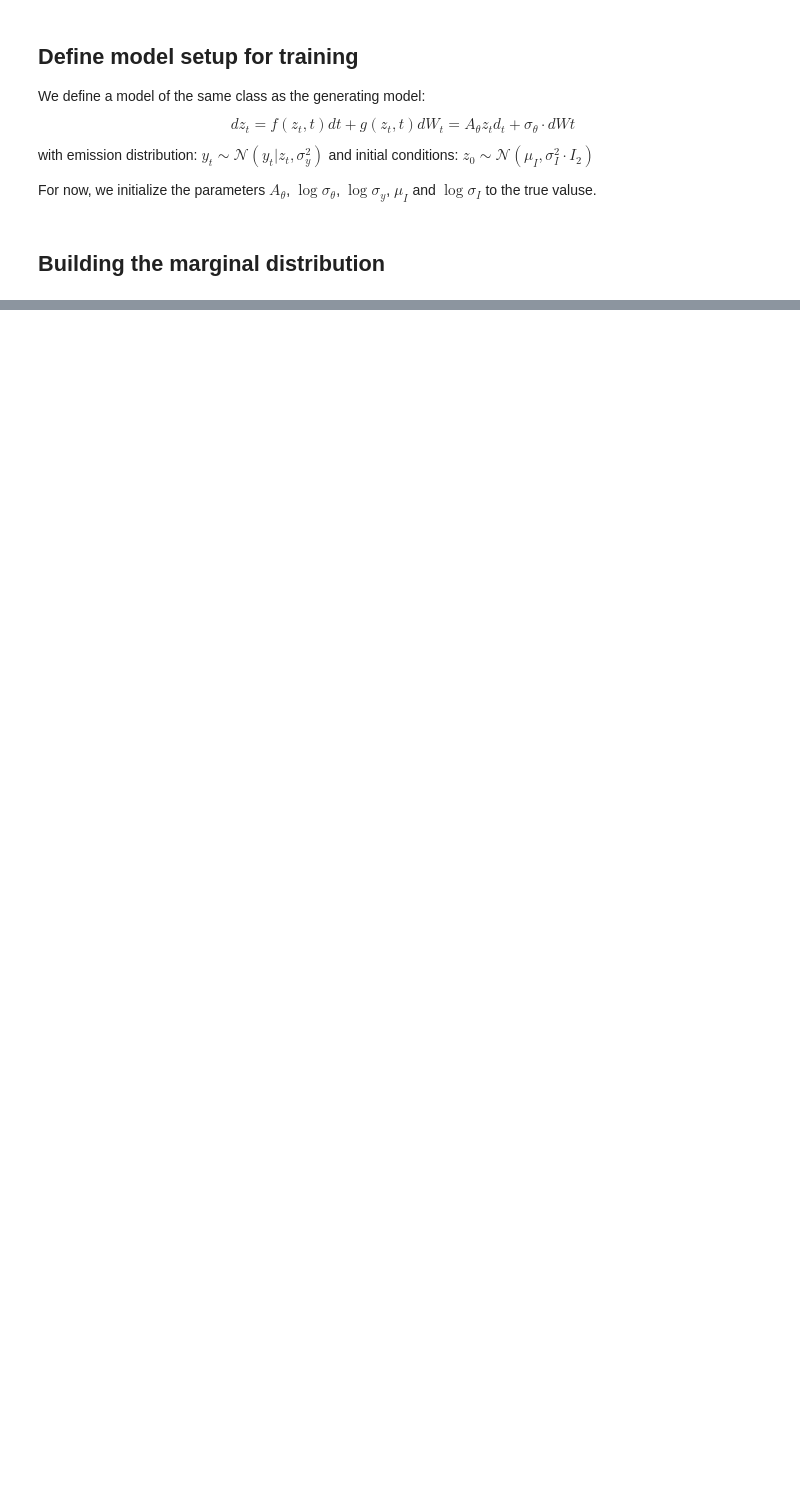
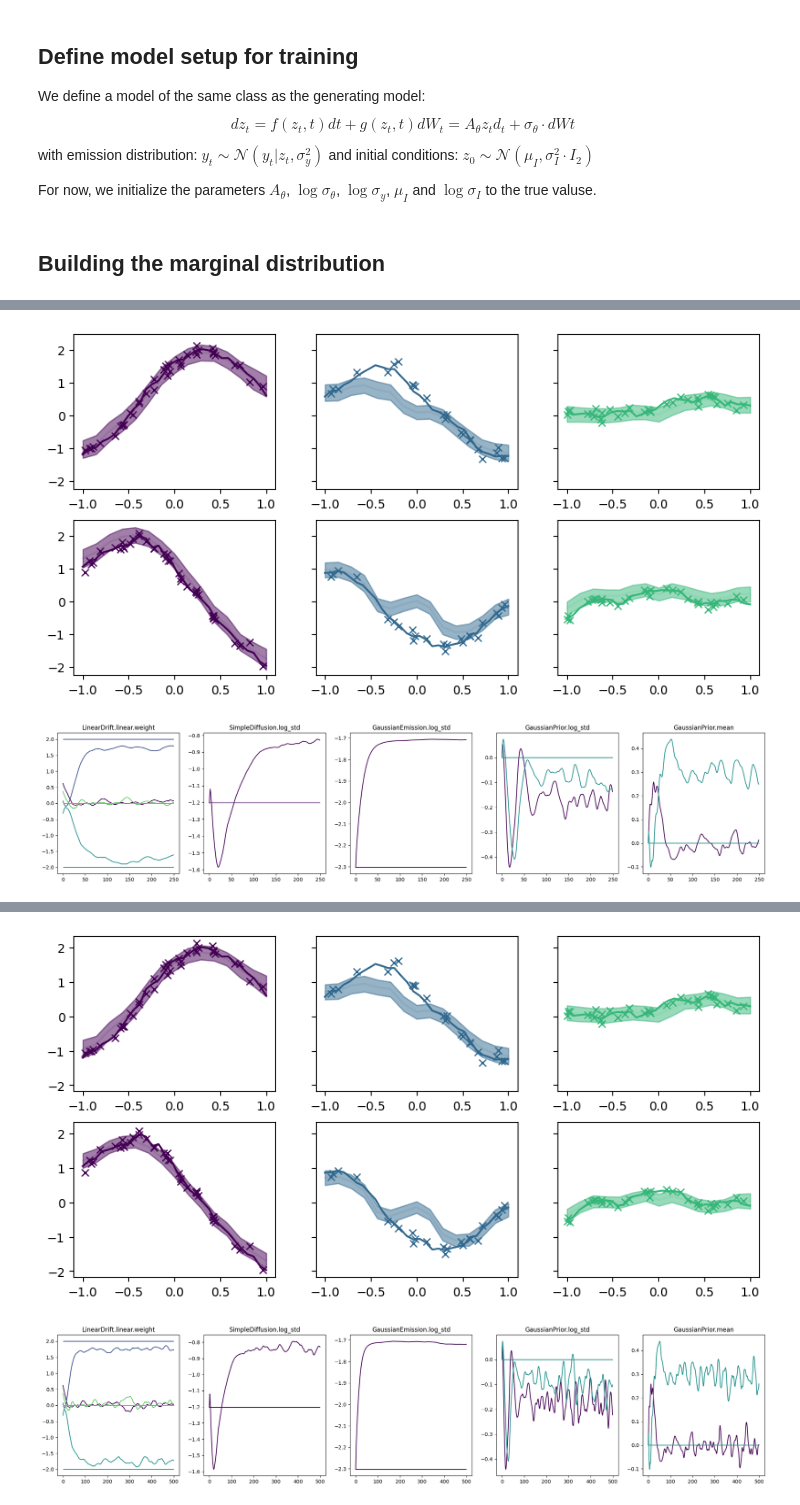
Before and after one commit to simoneiriksson/SDEmatching, a Jupyter notebook: examples/Transformer_based_marginal.ipynb, the cells around one changed output, grey strips where cells are left out. Cells and saved outputs as stored; diff of their text form; code cells hidden in the pictures; blank space fills up the shorter version.

```diff
--- a/examples/Transformer_based_marginal.ipynb
+++ b/examples/Transformer_based_marginal.ipynb
@@ -208,7 +251,7 @@ saved_parameter_dict = {}
 
 all_train_losses = []
 batch_size = 100
-max_step_no = 1000
+max_step_no = 520
 with torch_seed(0):
     #train_loader_ = DataLoader(data, batch_size=batch_size)
     dataset = TensorDataset(data, emissions_mask, true_state_series)
@@ -226,12 +269,14 @@ epoch_steps = []
 step_no = 0
 #torch.random.manual_seed(0)
 epoch = 0
-plot_every_epoch = 100
-plot_parameters_every_epoch = 100
+plot_every_epoch = 250
+plot_parameters_every_epoch = 250
 print_every_epoch = 10
 
 params_for_optim1 = [{"params": m.named_parameters()} for m in models_to_be_saved if len(dict(m.named_parameters()))>0]
-params_for_optim2 = mySDEproblem.condition_mapper.named_parameters()
+#params_for_optim2 = mySDEproblem.condition_mapper.named_parameters()
+params_for_optim2 = mySDEproblem.marginal.named_parameters()
+diffusion_weight = 1
 lr1 = torch.tensor(0.05)
 lr2 = torch.tensor(0.001)
 optimizer1 = torch.optim.Adam(params_for_optim1, lr=lr1)
@@ -250,15 +295,15 @@ while True:
     for data_batch, mask_batch, states_batch in train_loader_:
     #_, data_batch =next(enumerate(train_loader_))
         this_batch_size = len(data_batch)
-        if step_no%100 == 0:
-            print(f"epoch {epoch}, step_no {step_no}, batch size {this_batch_size}", end="\r")
+        #if step_no%100 == 0:
+        #    print(f"epoch {epoch}, step_no {step_no}, batch size {this_batch_size}", end="\r")
 
         #print(f"step_no {step_no}, batch size {this_batch_size}")
         mySDEproblem.train()
         optimizer1.zero_grad()
         optimizer2.zero_grad()
         diffusion_loss, prior_loss, reconstruction_loss = mySDEproblem.ELBO(data_batch, mask_batch)
-        sum_loss = (diffusion_loss + prior_loss*1 + reconstruction_loss).mean(dim=0)
+        sum_loss = (diffusion_loss*diffusion_weight + prior_loss*1 + reconstruction_loss).mean(dim=0)
         sum_loss.backward()
         all_train_losses.append(sum_loss.item())
         epoch_loss[-1] += sum_loss.item() / num_batches_train
@@ -279,7 +324,7 @@ while True:
 
     if (epoch % plot_every_epoch)==0:
         fig, axes = plot_marginal(mySDEproblem, data, state_dim, axes=None, true_states=true_state_series,
-                          true_states_ts=generator_SDE.ts, num_samples=100, num_timesteps = 15, max_num_data=3)
+                          true_states_ts=generator_SDE.ts, num_samples=100, num_timesteps = 15, max_num_data=3, device=device, observation_dim=observation_dim, data_mask=emissions_mask)
         plt.show()
 
     if (epoch % plot_parameters_every_epoch)==0:
@@ -296,0 +356,2 @@ epoch=30,       step=29,        loss=72.125771,         diff loss=7.053571,
+[figure, added]
+[figure, added]
@@ -297,0 +375,2 @@ KeyboardInterrupt:
+[figure, added]
+[figure, added]
```
Also changed, not shown: parts of 14 cells of this notebook, 8 other files.
